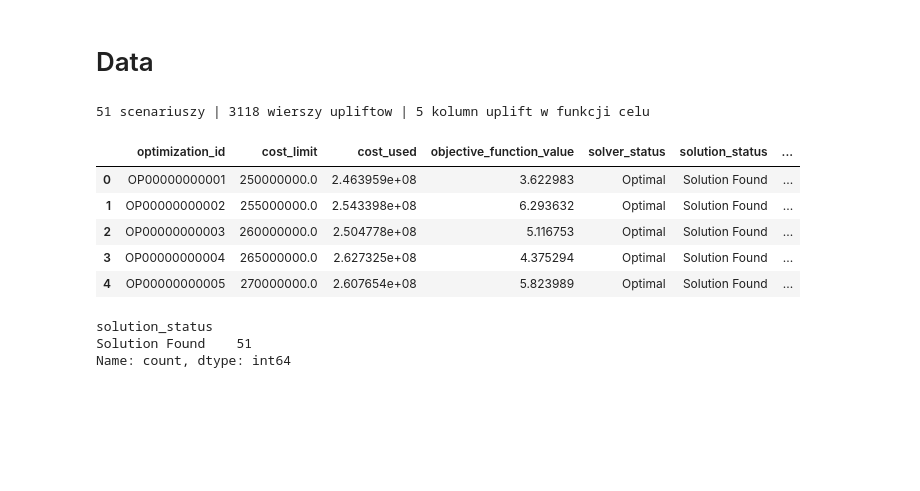
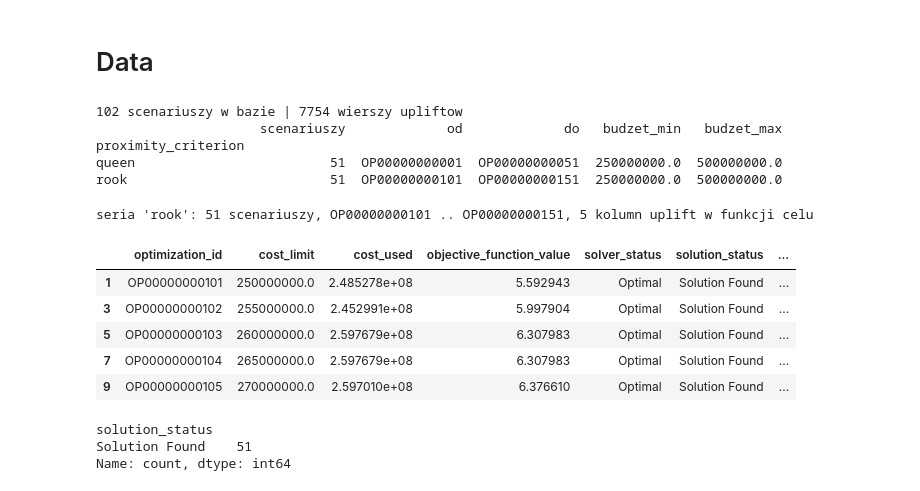
Before and after one commit to Andrew10MAIN/urban_regeneration_platform, a Jupyter notebook: experiments/notebooks/optimization_experimenting2.ipynb, the cells around one changed output. Cells and saved outputs as stored; diff of their text form; code cells hidden in the pictures; blank space fills up the shorter version.

```diff
--- a/experiments/notebooks/optimization_experimenting2.ipynb
+++ b/experiments/notebooks/optimization_experimenting2.ipynb
@@ -20,8 +20,9 @@ engine = create_engine(DATABASE_URL, pool_pre_ping=True)
 # uplift_weight jest NUMERIC -> rzutowanie na float, inaczej pandas zwraca Decimal
 opt_summary = pd.read_sql("""
     SELECT optimization_id, cost_limit, cost_used, objective_function_value,
-           solver_status, solution_status, treatment_spillovers,
-           clusters_number, time_limit, run_at
+           solver_status, solution_status,
+           proximity_criterion, spillover_criterion,
+           treatment_spillovers, clusters_number, time_limit, run_at
     FROM results.optimization_summary
     ORDER BY cost_limit
 """, engine)
@@ -42,17 +43,53 @@ opt_uplifts = pd.read_sql("""
     ORDER BY u.optimization_id, u.model_id, u.block_id
 """, engine)
 
-print(f'{len(opt_summary)} scenariuszy | {len(opt_uplifts)} wierszy upliftow | '
-      f'{opt_weights.uplift.nunique()} kolumn uplift w funkcji celu')
-opt_summary.head()
+print(f'{len(opt_summary)} scenariuszy w bazie | {len(opt_uplifts)} wierszy upliftow')
+print(opt_summary.groupby('proximity_criterion', dropna=False)
+      .agg(scenariuszy=('optimization_id', 'size'),
+           od=('optimization_id', 'min'), do=('optimization_id', 'max'),
+           budzet_min=('cost_limit', 'min'), budzet_max=('cost_limit', 'max'))
+      .to_string())
 # %% [output]
-51 scenariuszy | 3118 wierszy upliftow | 5 kolumn uplift w funkcji celu
+102 scenariuszy w bazie | 7754 wierszy upliftow
+                     scenariuszy             od             do   budzet_min   budzet_max
+proximity_criterion
+queen                         51  OP00000000001  OP00000000051  250000000.0  500000000.0
+rook                          51  OP00000000101  OP00000000151  250000000.0  500000000.0
-|  | optimization_id | cost_limit | cost_used | objective_function_value | solver_status | solution_status | ... |
-| 0 | OP00000000001 | 250000000.0 | 2.463959e+08 | 3.622983 | Optimal | Solution Found | ... |
-| 1 | OP00000000002 | 255000000.0 | 2.543398e+08 | 6.293632 | Optimal | Solution Found | ... |
-| 2 | OP00000000003 | 260000000.0 | 2.504778e+08 | 5.116753 | Optimal | Solution Found | ... |
-| 3 | OP00000000004 | 265000000.0 | 2.627325e+08 | 4.375294 | Optimal | Solution Found | ... |
-| 4 | OP00000000005 | 270000000.0 | 2.607654e+08 | 5.823989 | Optimal | Solution Found | ... |
+# %%
+# ─────────────────────────────────────────────────────────────────────────────
+# Wybor serii do analizy
+#
+# W bazie moga lezec obok siebie przebiegi o roznym kryterium sasiedztwa —
+# queen (OP...001-051, sweep rownolegly) i rook (drabina sekwencyjna). Maja te
+# same poziomy budzetu, wiec bez odfiltrowania jednej serii wykres mialby po
+# dwa punkty na kazdy budzet, a korekta monotonicznosci porownywalaby ze soba
+# wyniki z dwoch roznych modeli przestrzennych.
+# ─────────────────────────────────────────────────────────────────────────────
+PROXIMITY = "rook"          # "rook" | "queen" | None = bez filtrowania
+
+if PROXIMITY is not None:
+    keep = opt_summary.loc[
+        opt_summary["proximity_criterion"] == PROXIMITY, "optimization_id"]
+    if keep.empty:
+        raise ValueError(
+            f"Brak scenariuszy o proximity_criterion='{PROXIMITY}'. Dostepne: "
+            f"{sorted(opt_summary['proximity_criterion'].dropna().unique())}")
+    opt_summary = opt_summary[opt_summary.optimization_id.isin(keep)].copy()
+    opt_weights = opt_weights[opt_weights.optimization_id.isin(keep)].copy()
+    opt_uplifts = opt_uplifts[opt_uplifts.optimization_id.isin(keep)].copy()
+
+print(f"seria '{PROXIMITY}': {len(opt_summary)} scenariuszy, "
+      f"{opt_summary.optimization_id.min()} .. {opt_summary.optimization_id.max()}, "
+      f"{opt_weights.uplift.nunique()} kolumn uplift w funkcji celu")
+opt_summary.head()
+# %% [output]
+seria 'rook': 51 scenariuszy, OP00000000101 .. OP00000000151, 5 kolumn uplift w funkcji celu
+|  | optimization_id | cost_limit | cost_used | objective_function_value | solver_status | solution_status | ... |
+| 1 | OP00000000101 | 250000000.0 | 2.485278e+08 | 5.592943 | Optimal | Solution Found | ... |
+| 3 | OP00000000102 | 255000000.0 | 2.452991e+08 | 5.997904 | Optimal | Solution Found | ... |
+| 5 | OP00000000103 | 260000000.0 | 2.597679e+08 | 6.307983 | Optimal | Solution Found | ... |
+| 7 | OP00000000104 | 265000000.0 | 2.597679e+08 | 6.307983 | Optimal | Solution Found | ... |
+| 9 | OP00000000105 | 270000000.0 | 2.597010e+08 | 6.376610 | Optimal | Solution Found | ... |
 # %%
 # status solvera — od tego zalezy, czy korekta monotonicznosci jest w ogole potrzebna
 opt_summary['solution_status'].value_counts()
```
Also changed, not shown: parts of 8 cells of this notebook, 12 other files.
